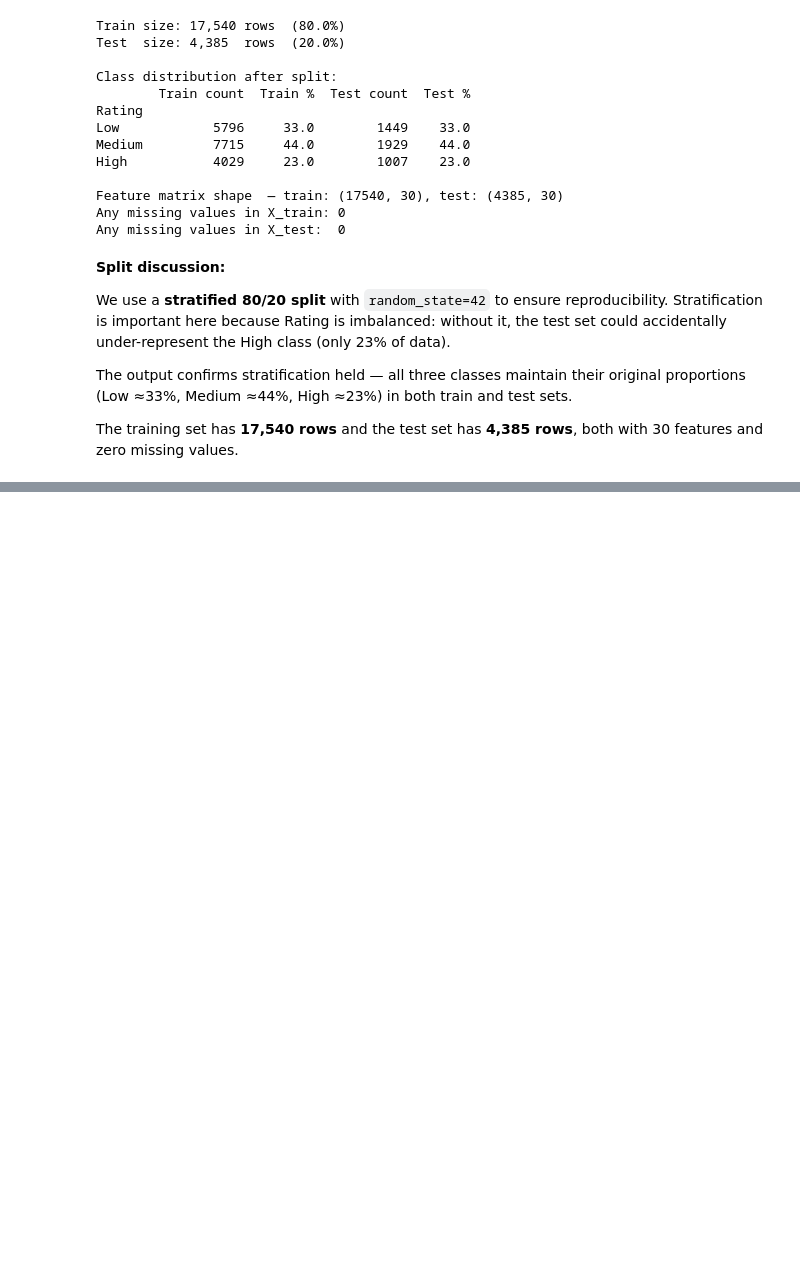
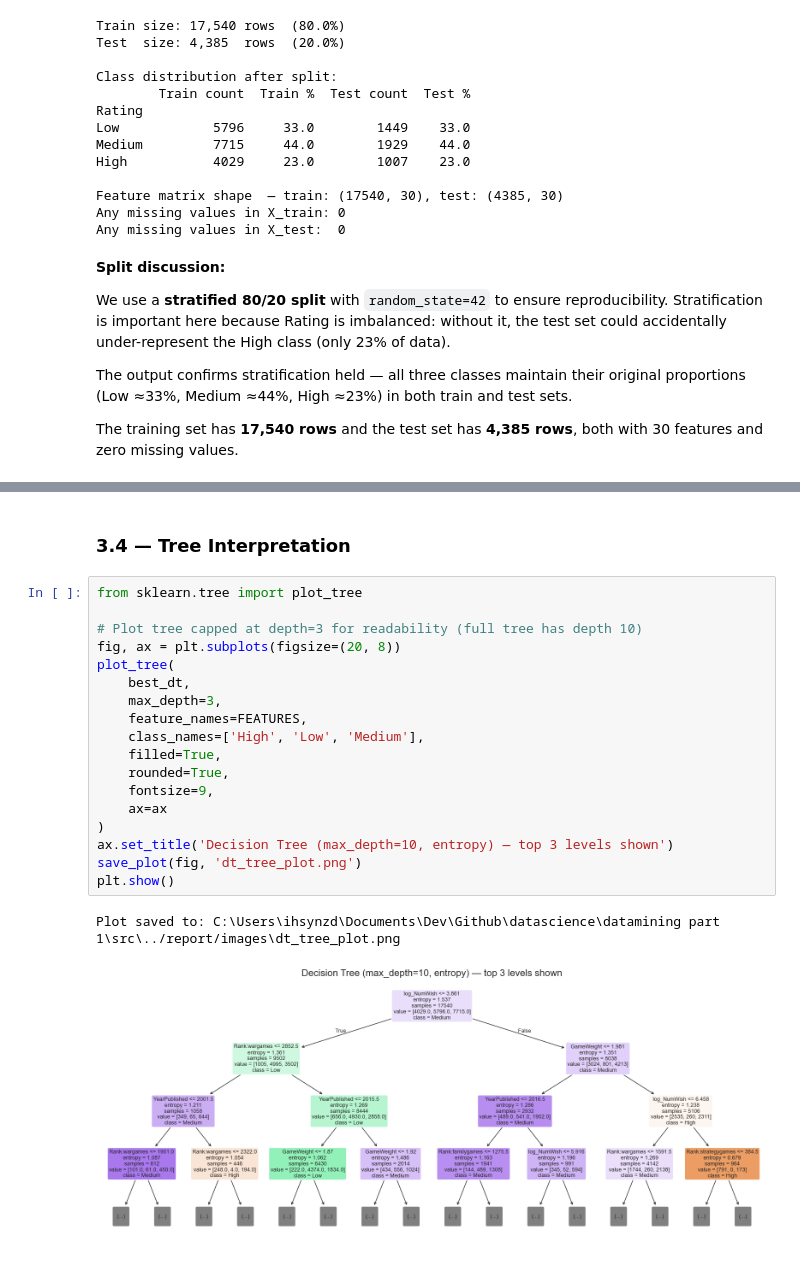
Before and after one commit to ihsynzd14/datamining_exam, a Jupyter notebook: datamining part 1/notebooks/03_classification_regression.ipynb, the cells around one changed output, grey strips where cells are left out. Saved outputs shown, nothing was run; the diff lists cells and outputs as text; blank space fills up the shorter version.

```diff
--- a/datamining part 1/notebooks/03_classification_regression.ipynb
+++ b/datamining part 1/notebooks/03_classification_regression.ipynb
@@ -282,0 +475,23 @@ both with 30 features and zero missing values.
+# %% [markdown]
+### 3.4 — Tree Interpretation
+# %%
+from sklearn.tree import plot_tree
+
+# Plot tree capped at depth=3 for readability (full tree has depth 10)
+fig, ax = plt.subplots(figsize=(20, 8))
+plot_tree(
+    best_dt,
+    max_depth=3,
+    feature_names=FEATURES,
+    class_names=['High', 'Low', 'Medium'],
+    filled=True,
+    rounded=True,
+    fontsize=9,
+    ax=ax
+)
+ax.set_title('Decision Tree (max_depth=10, entropy) — top 3 levels shown')
+save_plot(fig, 'dt_tree_plot.png')
+plt.show()
+# %% [output]
+Plot saved to: C:\Users\ihsynzd\Documents\Dev\Github\datascience\datamining part 1\src\../report/images\dt_tree_plot.png
+[figure, added]
```
Also changed, not shown: parts of 25 cells of this notebook, 6 other files.
